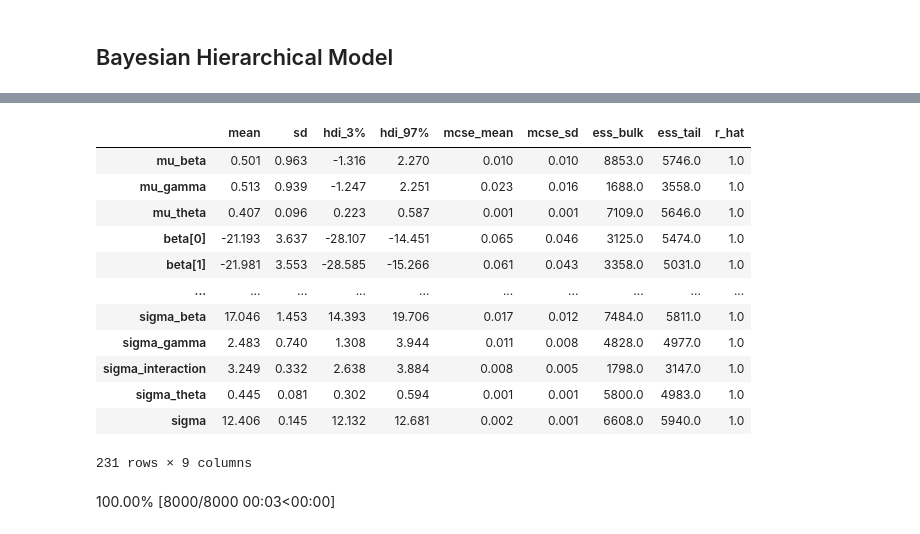
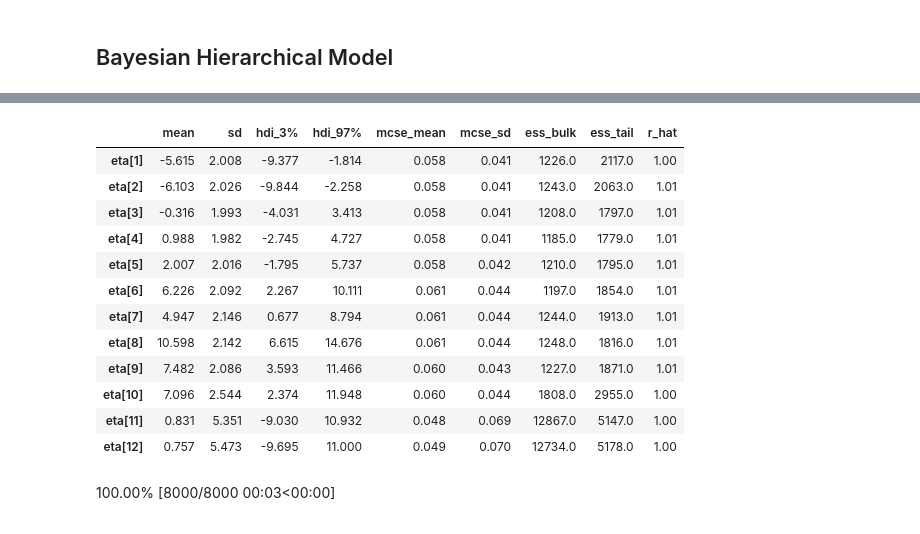
Before and after one commit to camirmas/ev_analysis, a Jupyter notebook: ev_analysis/load_prediction.ipynb, the cells around one changed output, grey strips where cells are left out. Cells and saved outputs as stored; diff of their text form; code cells hidden in the pictures.

```diff
--- a/ev_analysis/load_prediction.ipynb
+++ b/ev_analysis/load_prediction.ipynb
@@ -122,6 +122,7 @@ hourly_energy_demand = hourly_contributions.groupby(hourly_contributions['hour_d
 
 hourly_energy_demand["hour"] = hourly_energy_demand["hour_date"].dt.hour
 hourly_energy_demand["day"] = hourly_energy_demand["hour_date"].dt.dayofweek
+hourly_energy_demand["month"] = hourly_energy_demand["hour_date"].dt.month
 hourly_energy_demand["year"] = hourly_energy_demand["hour_date"].dt.year
 year_idx, years = pd.factorize(hourly_energy_demand["year"])
 hourly_energy_demand["year_idx"] = year_idx
@@ -205,5 +206,5 @@ X
 # %%
-X_train, X_test, y_train, y_test = train_test_split(X[["hour", "temperature", "day"]], X.kWh, shuffle=False)
+X_train, X_test, y_train, y_test = train_test_split(X[["hour", "temperature", "day", "month"]], X.kWh, shuffle=False)
 # %% [markdown]
 ## Exploratory Data Analysis (EDA)
 # %%
@@ -275,11 +276,13 @@ coords = {
     "year": np.arange(len(years)),
     "hour": np.arange(24),
     "day": np.arange(7),
+    "month": np.arange(1, 13)
 }
 # %%
 with pm.Model(coords=coords) as model:
     hour = pm.MutableData("hour", X_train.hour.values)
     day = pm.MutableData("day", X_train.day.values)
+    month = pm.MutableData("month", X_train.month.values - 1)
     temperature = pm.MutableData("temperature", X_train.temperature.values)
     kWh = pm.ConstantData("kWh", y_train.values)
 
@@ -292,6 +295,10 @@ with pm.Model(coords=coords) as model:
     ## day of week
     mu_gamma = pm.Normal("mu_gamma", 0, 1)
     sigma_gamma = pm.Exponential("sigma_gamma", 1)
+
+    ## month
+    mu_eta = pm.Normal("mu_eta", 0, 1)
+    sigma_eta = pm.Exponential("sigma_eta", 1)
 
     ## interaction of hour and day
     # mu_interaction = pm.Normal("mu_interaction", 0, 1)
@@ -309,6 +316,9 @@ with pm.Model(coords=coords) as model:
     ## day of week
     gamma = pm.Normal("gamma", mu_gamma, sigma_gamma, dims="day")
 
+    ## month
+    eta = pm.Normal("eta", mu_eta, sigma_eta, dims="month")
+
     ## temperature
     theta = pm.Normal("theta", mu_theta, sigma_theta, dims="hour")
 
@@ -316,7 +326,7 @@ with pm.Model(coords=coords) as model:
     interaction = pm.Normal("interaction", 0, sigma_interaction, dims=("hour", "day"))
 
     # Likelihood
-    mu = beta[hour] + gamma[day] + interaction[hour, day] + theta[hour] * temperature
+    mu = beta[hour] + gamma[day] + eta[month] + interaction[hour, day] + theta[hour] * temperature
     sigma = pm.HalfNormal("sigma", 1)
 
     obs = pm.TruncatedNormal("Y_obs", mu=mu, sigma=sigma, lower=0, observed=kWh, shape=hour.shape[0])
@@ -354,19 +364,19 @@ array([[<Axes: title={'center': 'mu_beta'}>,
 # %%
-az.summary(idata)
+az.summary(idata, var_names="eta")
 # %% [output]
 |  | mean | sd | hdi_3% | hdi_97% | mcse_mean | mcse_sd | ess_bulk | ess_tail | r_hat |
-| mu_beta | 0.501 | 0.963 | -1.316 | 2.270 | 0.010 | 0.010 | 8853.0 | 5746.0 | 1.0 |
-| mu_gamma | 0.513 | 0.939 | -1.247 | 2.251 | 0.023 | 0.016 | 1688.0 | 3558.0 | 1.0 |
-| mu_theta | 0.407 | 0.096 | 0.223 | 0.587 | 0.001 | 0.001 | 7109.0 | 5646.0 | 1.0 |
-| beta[0] | -21.193 | 3.637 | -28.107 | -14.451 | 0.065 | 0.046 | 3125.0 | 5474.0 | 1.0 |
-| beta[1] | -21.981 | 3.553 | -28.585 | -15.266 | 0.061 | 0.043 | 3358.0 | 5031.0 | 1.0 |
-| ... | ... | ... | ... | ... | ... | ... | ... | ... | ... |
-| sigma_beta | 17.046 | 1.453 | 14.393 | 19.706 | 0.017 | 0.012 | 7484.0 | 5811.0 | 1.0 |
-| sigma_gamma | 2.483 | 0.740 | 1.308 | 3.944 | 0.011 | 0.008 | 4828.0 | 4977.0 | 1.0 |
-| sigma_interaction | 3.249 | 0.332 | 2.638 | 3.884 | 0.008 | 0.005 | 1798.0 | 3147.0 | 1.0 |
-| sigma_theta | 0.445 | 0.081 | 0.302 | 0.594 | 0.001 | 0.001 | 5800.0 | 4983.0 | 1.0 |
-| sigma | 12.406 | 0.145 | 12.132 | 12.681 | 0.002 | 0.001 | 6608.0 | 5940.0 | 1.0 |
+| eta[1] | -5.615 | 2.008 | -9.377 | -1.814 | 0.058 | 0.041 | 1226.0 | 2117.0 | 1.00 |
+| eta[2] | -6.103 | 2.026 | -9.844 | -2.258 | 0.058 | 0.041 | 1243.0 | 2063.0 | 1.01 |
+| eta[3] | -0.316 | 1.993 | -4.031 | 3.413 | 0.058 | 0.041 | 1208.0 | 1797.0 | 1.01 |
+| eta[4] | 0.988 | 1.982 | -2.745 | 4.727 | 0.058 | 0.041 | 1185.0 | 1779.0 | 1.01 |
+| eta[5] | 2.007 | 2.016 | -1.795 | 5.737 | 0.058 | 0.042 | 1210.0 | 1795.0 | 1.01 |
+| eta[6] | 6.226 | 2.092 | 2.267 | 10.111 | 0.061 | 0.044 | 1197.0 | 1854.0 | 1.01 |
+| eta[7] | 4.947 | 2.146 | 0.677 | 8.794 | 0.061 | 0.044 | 1244.0 | 1913.0 | 1.01 |
+| eta[8] | 10.598 | 2.142 | 6.615 | 14.676 | 0.061 | 0.044 | 1248.0 | 1816.0 | 1.01 |
+| eta[9] | 7.482 | 2.086 | 3.593 | 11.466 | 0.060 | 0.043 | 1227.0 | 1871.0 | 1.01 |
+| eta[10] | 7.096 | 2.544 | 2.374 | 11.948 | 0.060 | 0.044 | 1808.0 | 2955.0 | 1.00 |
+| eta[11] | 0.831 | 5.351 | -9.030 | 10.932 | 0.048 | 0.069 | 12867.0 | 5147.0 | 1.00 |
+| eta[12] | 0.757 | 5.473 | -9.695 | 11.000 | 0.049 | 0.070 | 12734.0 | 5178.0 | 1.00 |
-231 rows × 9 columns
 # %%
 with model:
     pm.compute_log_likelihood(idata, extend_inferencedata=True)
```
Also changed, not shown: parts of 25 cells of this notebook.
